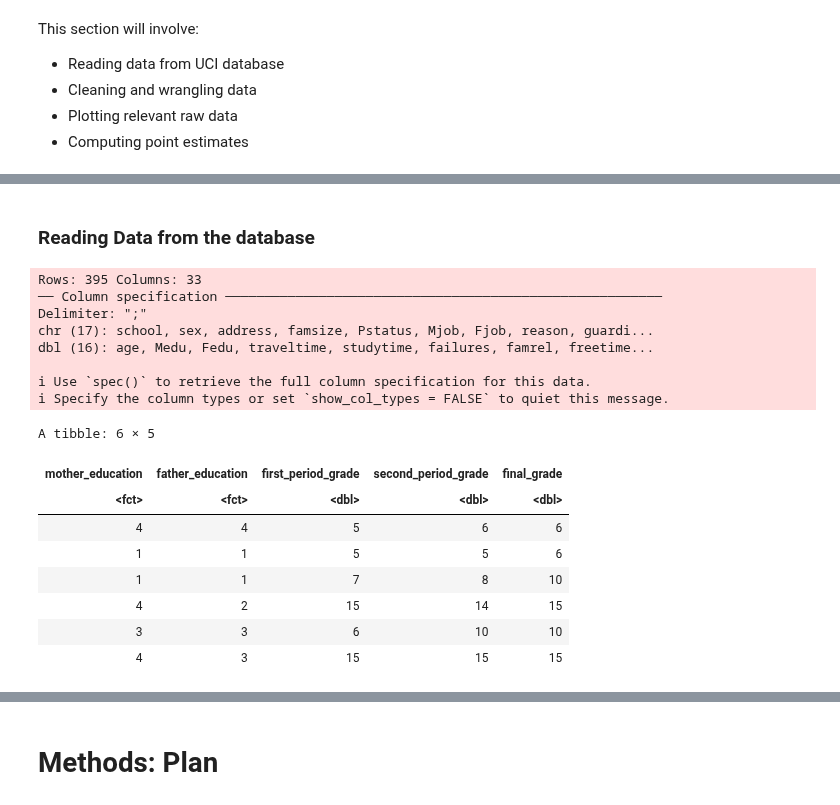
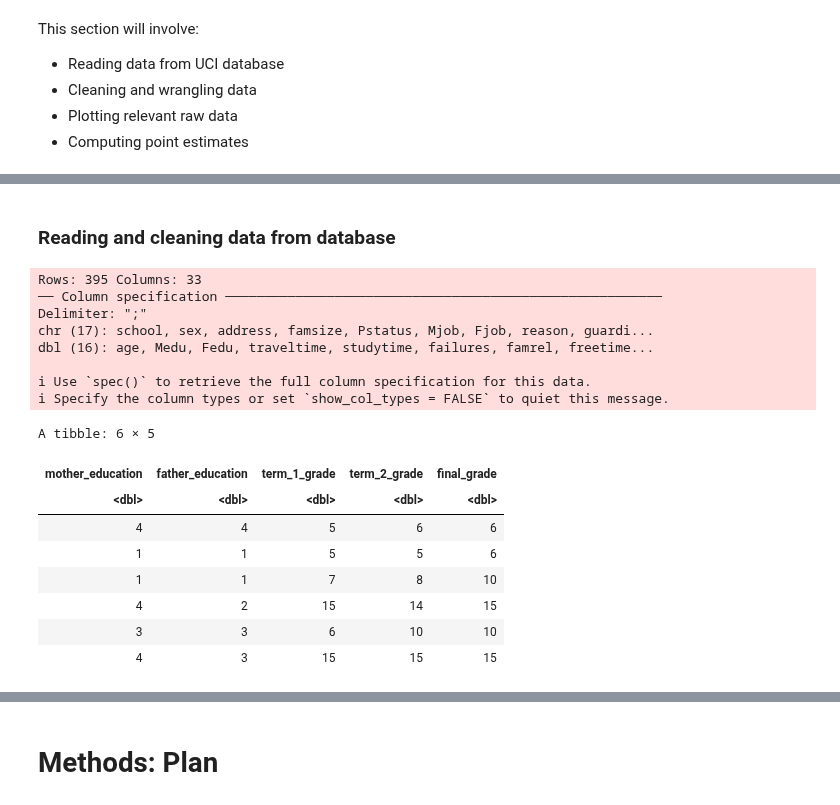
Before and after one commit to j-ackyao/STAT-Inference, a Jupyter notebook: STAT201_Project_Proposal.ipynb, the cells around one changed output, grey strips where cells are left out. Cells and saved outputs as stored; diff of their text form; code cells hidden in the pictures.

```diff
--- a/STAT201_Project_Proposal.ipynb
+++ b/STAT201_Project_Proposal.ipynb
@@ -55,31 +54,31 @@ library(infer)
 # %% [markdown]
-### Reading Data from the database
+### Reading and cleaning data from database
 # %%
 # Reading data from UCI Machine Learning Repository and extract CSV file from zip file
 url <- "https://archive.ics.uci.edu/static/public/320/student+performance.zip"
 download.file(url, "./data/studentperformance.zip")
 raw_data <- unzip("./data/studentperformance.zip", "student.zip", exdir = "./data") |>
     unzip("student-mat.csv", exdir = "./data") |>
     read_delim(delim = ";")
 
-
+# Refactoring column names
 student_data <- raw_data |>
     select(Medu, Fedu, G1, G2, G3)
-colnames(student_data) <- c("mother_education", "father_education", "term_1_grade", "term_2_grade", "fin")
+colnames(student_data) <- c("mother_education", "father_education", "term_1_grade", "term_2_grade", "final_grade")
 
 head(student_data)
 # %% [output]
 Rows: 395 Columns: 33
 ── Column specification ────────────────────────────────────────────────────────
 Delimiter: ";"
 chr (17): school, sex, address, famsize, Pstatus, Mjob, Fjob, reason, guardi...
 dbl (16): age, Medu, Fedu, traveltime, studytime, failures, famrel, freetime...
 
 ℹ Use `spec()` to retrieve the full column specification for this data.
 ℹ Specify the column types or set `show_col_types = FALSE` to quiet this message.
 A tibble: 6 × 5
-| mother_education | father_education | first_period_grade | second_period_grade | final_grade |
-| <fct> | <fct> | <dbl> | <dbl> | <dbl> |
+| mother_education | father_education | term_1_grade | term_2_grade | final_grade |
+| <dbl> | <dbl> | <dbl> | <dbl> | <dbl> |
 | 4 | 4 | 5 | 6 | 6 |
 | 1 | 1 | 5 | 5 | 6 |
 | 1 | 1 | 7 | 8 | 10 |
```
Also changed, not shown: parts of 13 cells of this notebook.
